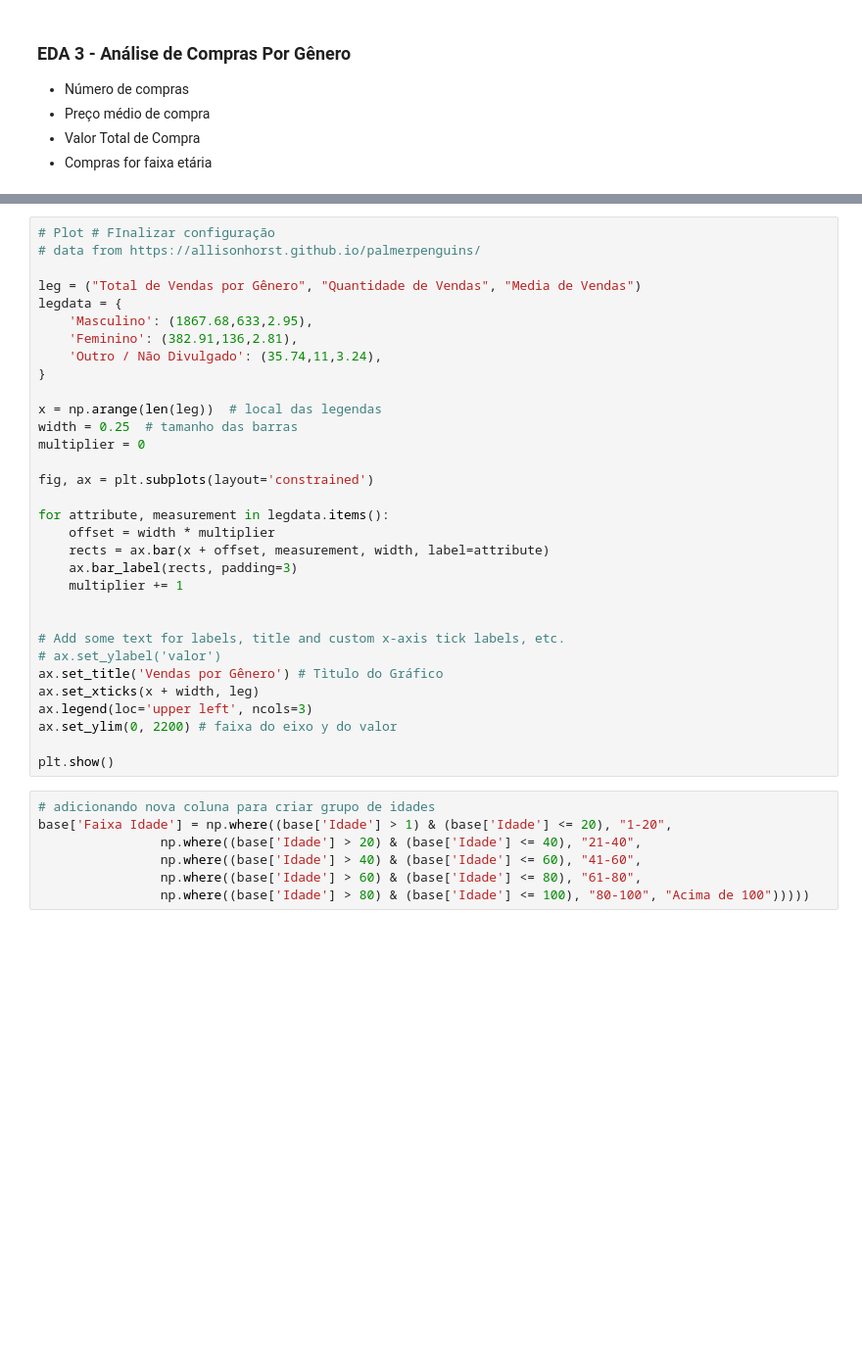
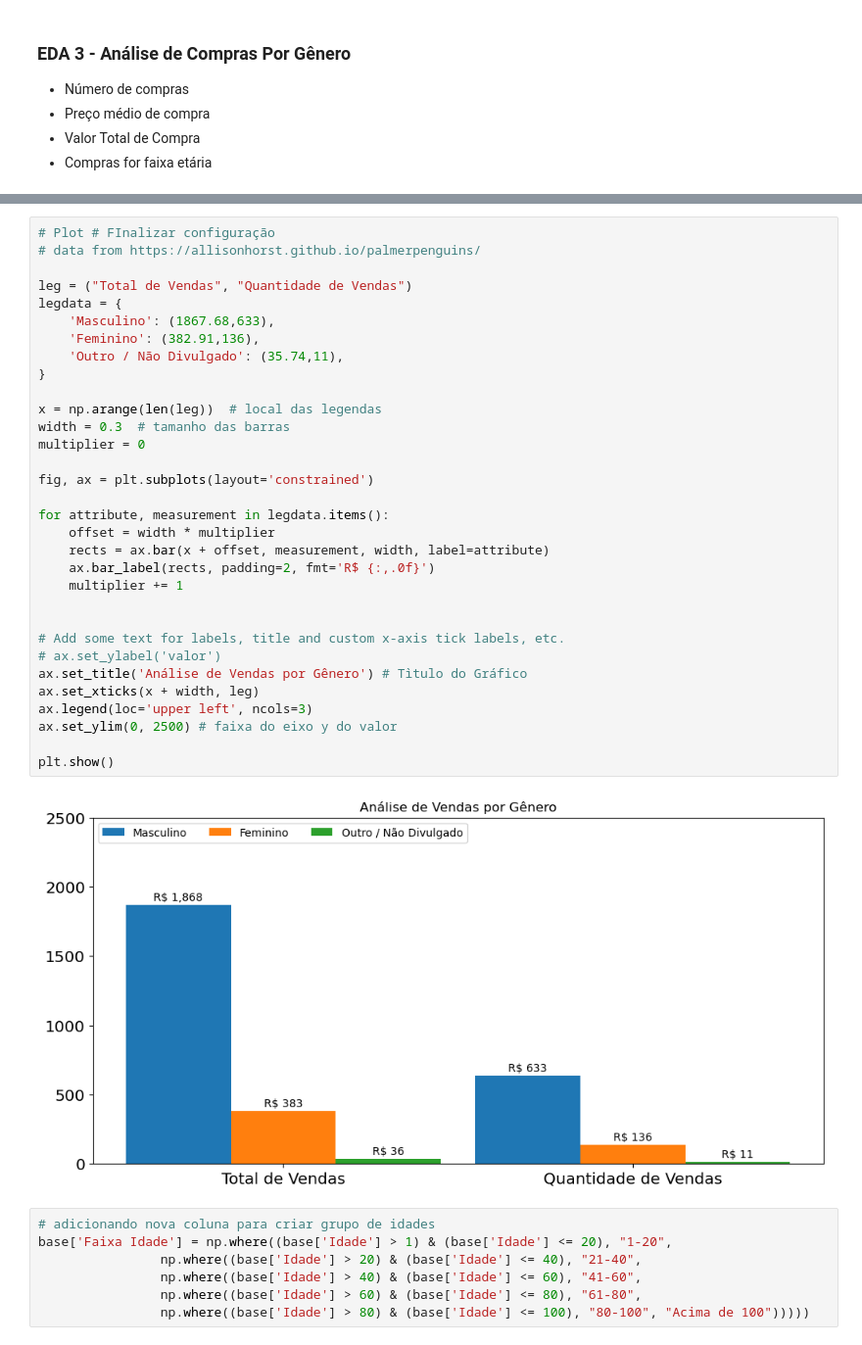
Before and after one commit to Paulophpm/E-commerce_Analytics, a Jupyter notebook: Notebook.ipynb, the cells around one changed output, grey strips where cells are left out. Shown: that part at 98% size. Saved outputs shown, nothing was run; the diff lists cells and outputs as text; blank space fills up the shorter version.

```diff
--- a/Notebook.ipynb
+++ b/Notebook.ipynb
@@ -152,35 +175,37 @@ fig.suptitle('Vendas por Gênero') # Título do Plot
 # %%
 # Plot # FInalizar configuração
 # data from https://allisonhorst.github.io/palmerpenguins/
 
-leg = ("Total de Vendas por Gênero", "Quantidade de Vendas", "Media de Vendas")
+leg = ("Total de Vendas", "Quantidade de Vendas")
 legdata = {
-    'Masculino': (1867.68,633,2.95),
-    'Feminino': (382.91,136,2.81),
-    'Outro / Não Divulgado': (35.74,11,3.24),
+    'Masculino': (1867.68,633),
+    'Feminino': (382.91,136),
+    'Outro / Não Divulgado': (35.74,11),
 }
 
 x = np.arange(len(leg))  # local das legendas
-width = 0.25  # tamanho das barras
+width = 0.3  # tamanho das barras
 multiplier = 0
 
 fig, ax = plt.subplots(layout='constrained')
 
 for attribute, measurement in legdata.items():
     offset = width * multiplier
     rects = ax.bar(x + offset, measurement, width, label=attribute)
-    ax.bar_label(rects, padding=3)
+    ax.bar_label(rects, padding=2, fmt='R$ {:,.0f}')
     multiplier += 1
 
 
 # Add some text for labels, title and custom x-axis tick labels, etc.
 # ax.set_ylabel('valor')
-ax.set_title('Vendas por Gênero') # Tìtulo do Gráfico
+ax.set_title('Análise de Vendas por Gênero') # Tìtulo do Gráfico
 ax.set_xticks(x + width, leg)
 ax.legend(loc='upper left', ncols=3)
-ax.set_ylim(0, 2200) # faixa do eixo y do valor
+ax.set_ylim(0, 2500) # faixa do eixo y do valor
 
 plt.show()
+# %% [output]
+[figure, added]
 # %%
 # adicionando nova coluna para criar grupo de idades
 base['Faixa Idade'] = np.where((base['Idade'] > 1) & (base['Idade'] <= 20), "1-20",
```
Also changed, not shown: parts of 10 cells of this notebook, 1 other file.
